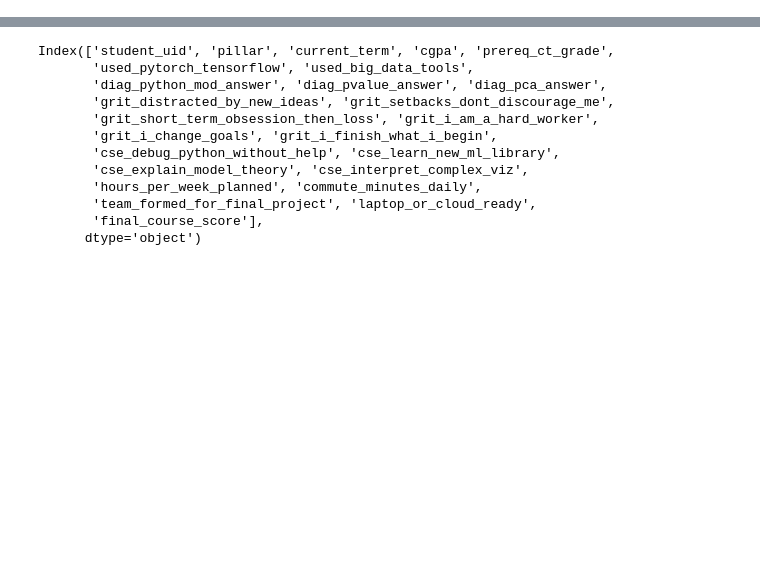
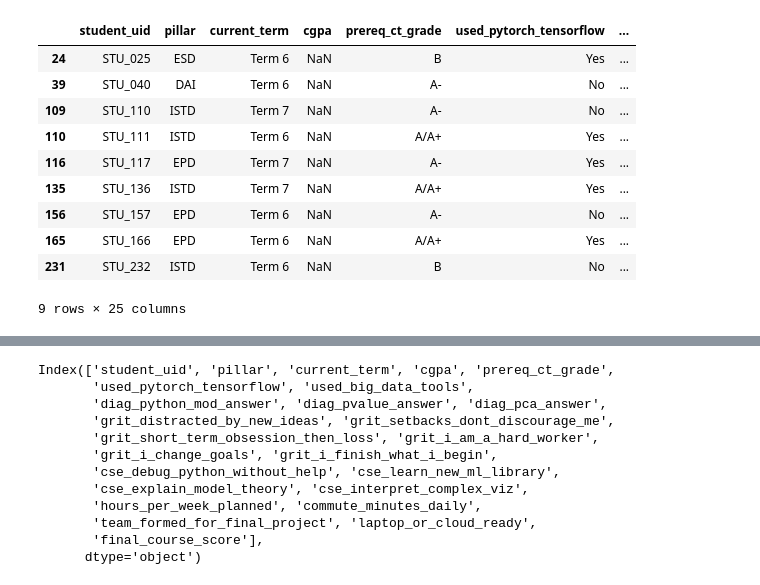
Before and after one commit to Yc1007942/cds_week4, a Jupyter notebook: feature_engineer(task3)/feature_engineering.ipynb, the cells around one changed output, grey strips where cells are left out. Cells and saved outputs as stored; diff of their text form; code cells hidden in the pictures; blank space fills up the shorter version.

```diff
--- a/feature_engineer(task3)/feature_engineering.ipynb
+++ b/feature_engineer(task3)/feature_engineering.ipynb
@@ -4,0 +26,14 @@ data = pd.read_csv('student_success_survey.csv')
+# %%
+data[data['cgpa'].isnull()]
+# %% [output]
+|  | student_uid | pillar | current_term | cgpa | prereq_ct_grade | used_pytorch_tensorflow | ... |
+| 24 | STU_025 | ESD | Term 6 | NaN | B | Yes | ... |
+| 39 | STU_040 | DAI | Term 6 | NaN | A- | No | ... |
+| 109 | STU_110 | ISTD | Term 7 | NaN | A- | No | ... |
+| 110 | STU_111 | ISTD | Term 6 | NaN | A/A+ | Yes | ... |
+| 116 | STU_117 | EPD | Term 7 | NaN | A- | Yes | ... |
+| 135 | STU_136 | ISTD | Term 7 | NaN | A/A+ | Yes | ... |
+| 156 | STU_157 | EPD | Term 6 | NaN | A- | No | ... |
+| 165 | STU_166 | EPD | Term 6 | NaN | A/A+ | Yes | ... |
+| 231 | STU_232 | ISTD | Term 6 | NaN | B | No | ... |
+9 rows × 25 columns
```
Also changed, not shown: parts of 12 cells of this notebook, 4 other files.
